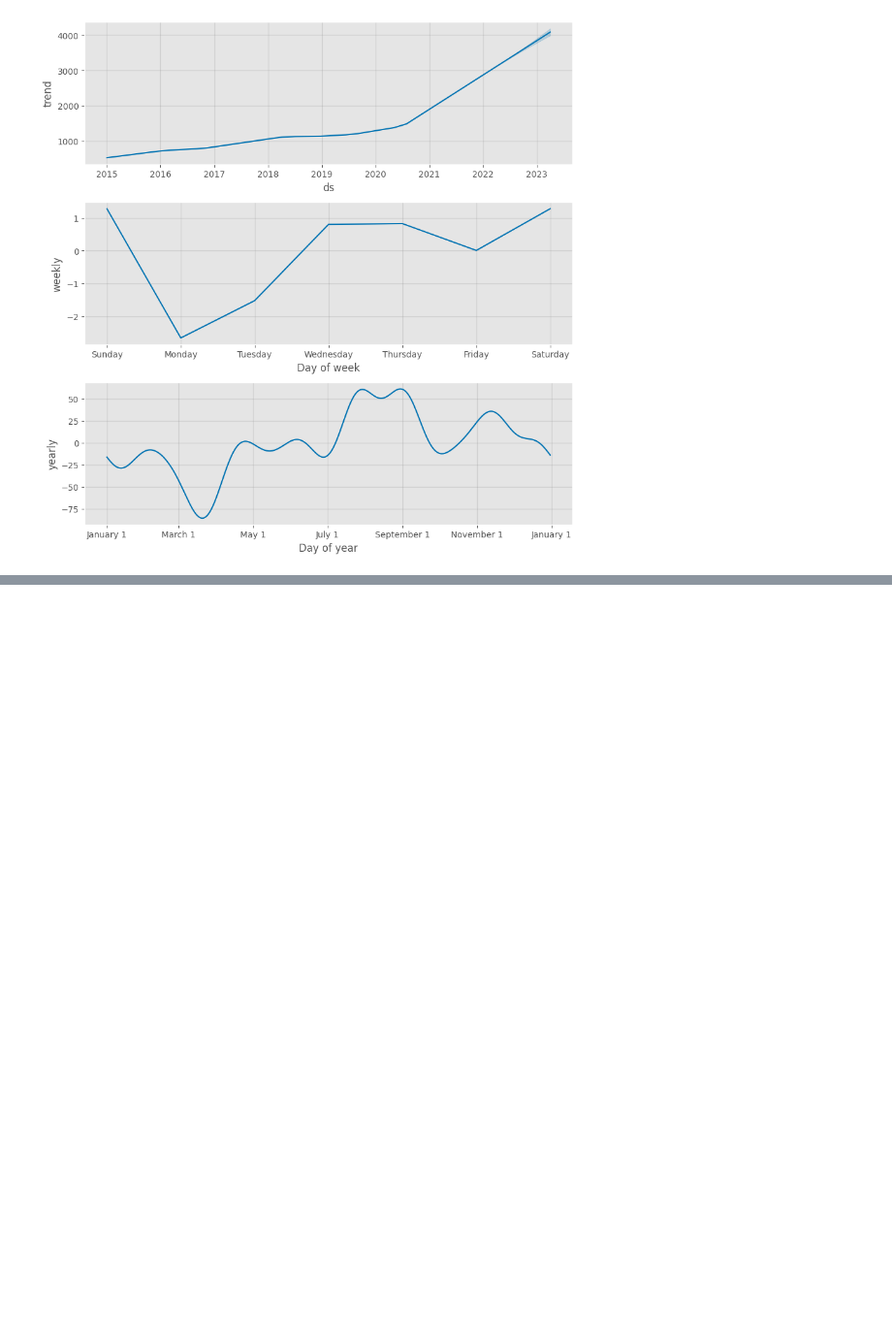
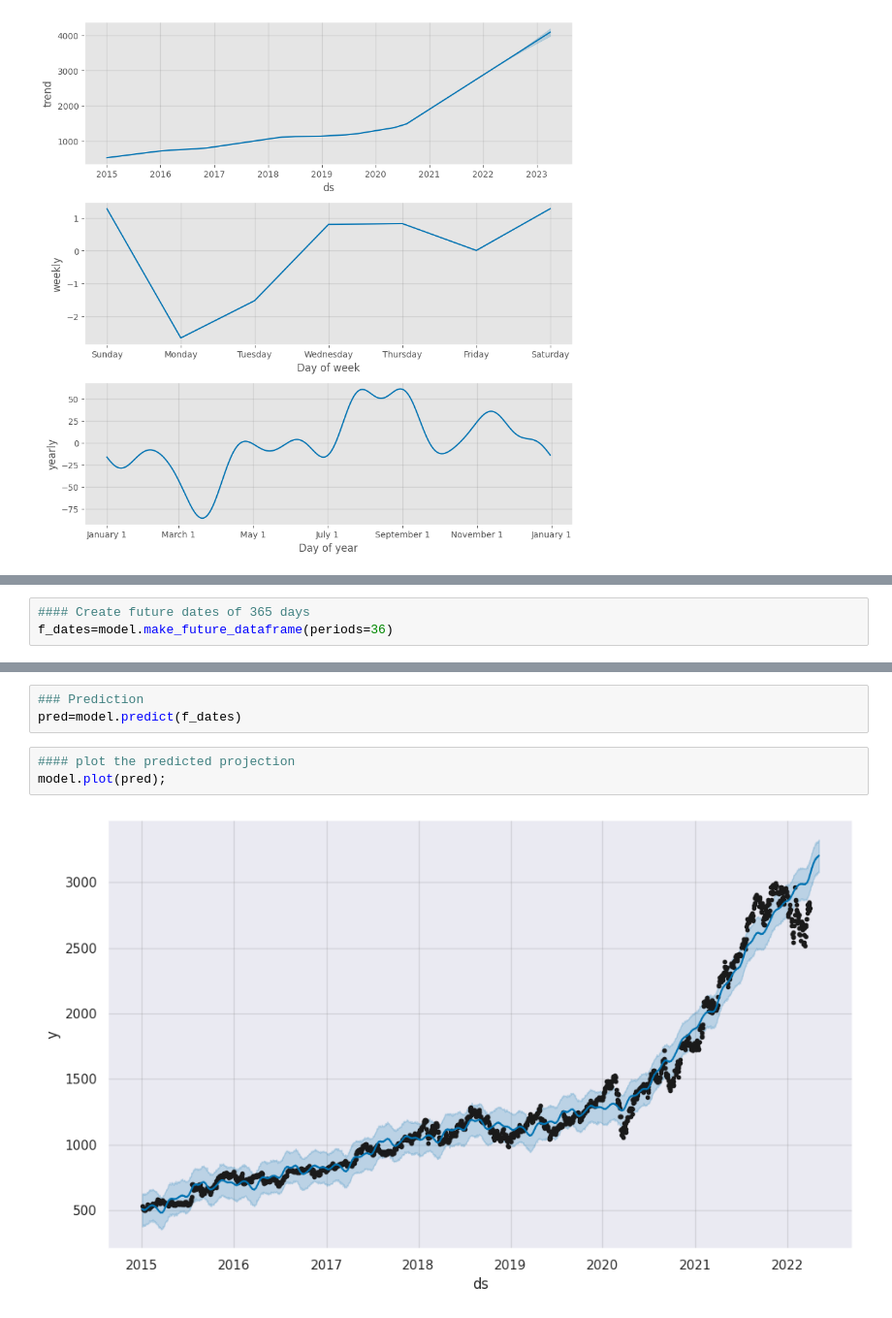
Before and after one commit to 01DaisyLynn/Time-Series-Project, a Jupyter notebook: Team_Miyagi_Google_Stock_Price_Prediction.ipynb, the cells around one changed output, grey strips where cells are left out. Shown at 97% size. Saved outputs shown, nothing was run; the diff lists cells and outputs as text; blank space fills up the shorter version.

```diff
--- a/Team_Miyagi_Google_Stock_Price_Prediction.ipynb
+++ b/Team_Miyagi_Google_Stock_Price_Prediction.ipynb
@@ -1348,0 +1405,3 @@ model.plot_components(prediction);
+# %%
+#### Create future dates of 365 days
+f_dates=model.make_future_dataframe(periods=36)
@@ -1348,0 +1418,8 @@ model.plot_components(prediction);
+# %%
+### Prediction
+pred=model.predict(f_dates)
+# %%
+#### plot the predicted projection
+model.plot(pred);
+# %% [output]
+[figure, added]
```
Also changed, not shown: parts of 34 cells of this notebook.
